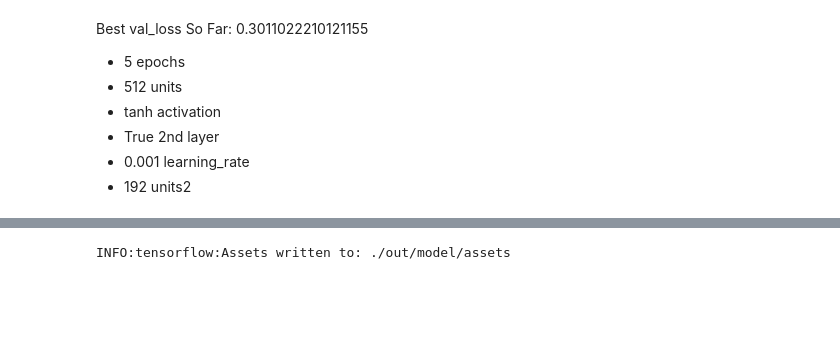
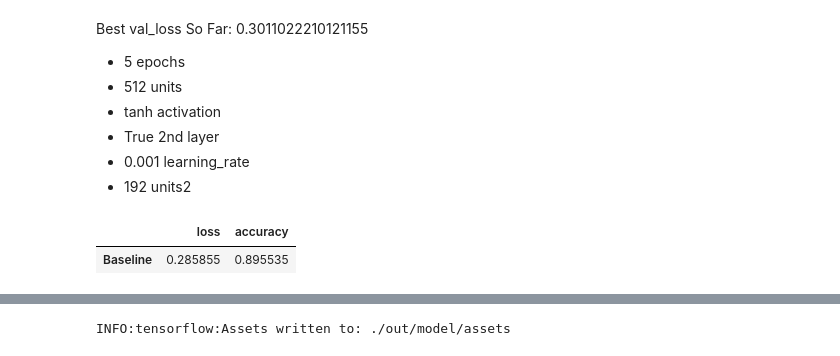
Before and after one commit to janoshr/ffa-model, a Jupyter notebook: FFA_Model.ipynb, the cells around one changed output, grey strips where cells are left out. Cells and saved outputs as stored; diff of their text form; code cells hidden in the pictures; blank space fills up the shorter version.

```diff
--- a/FFA_Model.ipynb
+++ b/FFA_Model.ipynb
@@ -51,7 +51,13 @@ _x, x_test, _y, y_test = train_test_split(
     test_size=0.2,
     random_state=42
 )
-x_train, x_val, y_train, y_val = train_test_split(_x, _y, test_size=0.25, train_size=0.75)
+x_train, x_val, y_train, y_val = train_test_split(
+    _x,
+    _y,
+    test_size=0.25,
+    train_size=0.75,
+    random_state=42
+)
 x_train.shape
 # %% [output]
 (11082, 45)
@@ -189,0 +304,5 @@ model = build_model(params)
+# %%
+results
+# %% [output]
+|  | loss | accuracy |
+| Baseline | 0.285855 | 0.895535 |
```
Also changed, not shown: parts of 19 cells of this notebook, 2 other files.
